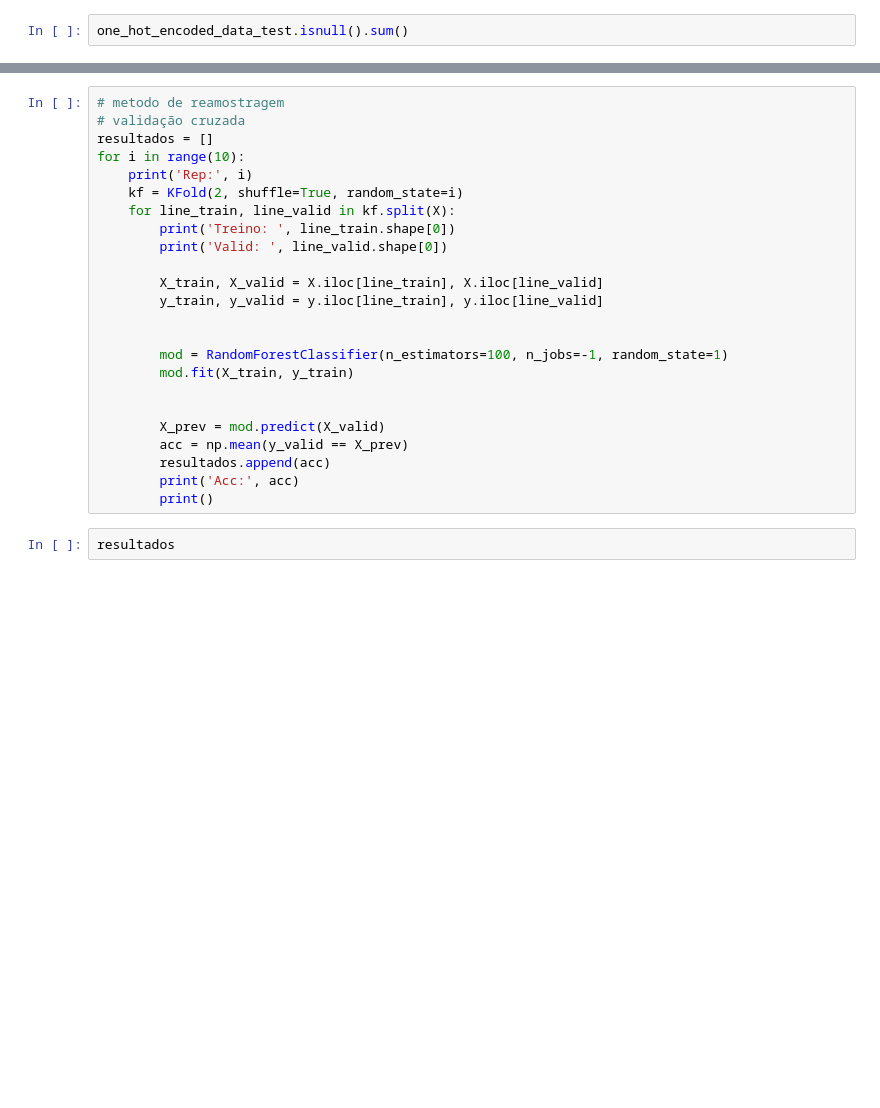
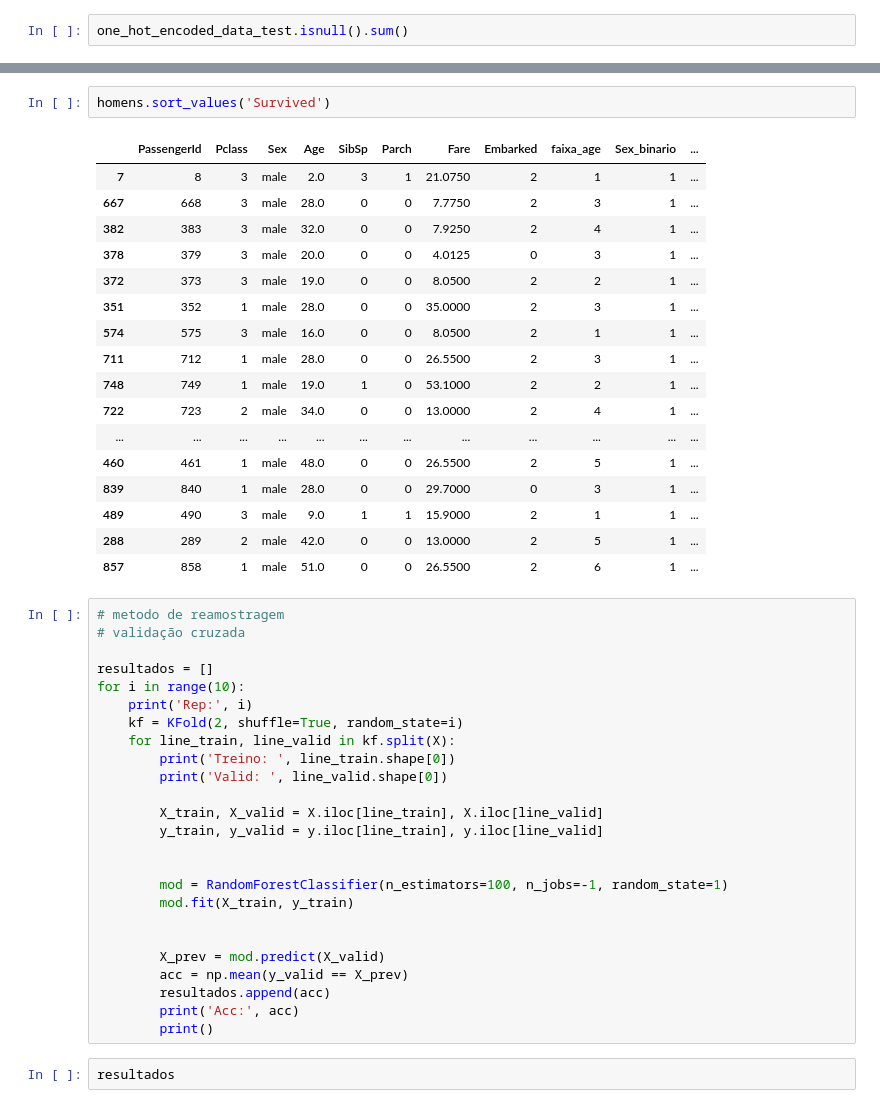
Before and after one commit to maylonleoncio/titanic, a Jupyter notebook: titanic_analysis.ipynb, the cells around one changed output, grey strips where cells are left out. Drawn from its saved outputs; the diff is of its cells as text; blank space fills up the shorter version.

```diff
--- a/titanic_analysis.ipynb
+++ b/titanic_analysis.ipynb
@@ -448,6 +668,27 @@ np.mean(y_valid == X_prev)
+# %%
+homens.sort_values('Survived')
+# %% [output]
+|  | PassengerId | Pclass | Sex | Age | SibSp | Parch | Fare | Embarked | faixa_age | Sex_binario | ... |
+| 7 | 8 | 3 | male | 2.0 | 3 | 1 | 21.0750 | 2 | 1 | 1 | ... |
+| 667 | 668 | 3 | male | 28.0 | 0 | 0 | 7.7750 | 2 | 3 | 1 | ... |
+| 382 | 383 | 3 | male | 32.0 | 0 | 0 | 7.9250 | 2 | 4 | 1 | ... |
+| 378 | 379 | 3 | male | 20.0 | 0 | 0 | 4.0125 | 0 | 3 | 1 | ... |
+| 372 | 373 | 3 | male | 19.0 | 0 | 0 | 8.0500 | 2 | 2 | 1 | ... |
+| 351 | 352 | 1 | male | 28.0 | 0 | 0 | 35.0000 | 2 | 3 | 1 | ... |
+| 574 | 575 | 3 | male | 16.0 | 0 | 0 | 8.0500 | 2 | 1 | 1 | ... |
+| 711 | 712 | 1 | male | 28.0 | 0 | 0 | 26.5500 | 2 | 3 | 1 | ... |
+| 748 | 749 | 1 | male | 19.0 | 1 | 0 | 53.1000 | 2 | 2 | 1 | ... |
+| 722 | 723 | 2 | male | 34.0 | 0 | 0 | 13.0000 | 2 | 4 | 1 | ... |
+| ... | ... | ... | ... | ... | ... | ... | ... | ... | ... | ... | ... |
+| 460 | 461 | 1 | male | 48.0 | 0 | 0 | 26.5500 | 2 | 5 | 1 | ... |
+| 839 | 840 | 1 | male | 28.0 | 0 | 0 | 29.7000 | 0 | 3 | 1 | ... |
+| 489 | 490 | 3 | male | 9.0 | 1 | 1 | 15.9000 | 2 | 1 | 1 | ... |
+| 288 | 289 | 2 | male | 42.0 | 0 | 0 | 13.0000 | 2 | 5 | 1 | ... |
+| 857 | 858 | 1 | male | 51.0 | 0 | 0 | 26.5500 | 2 | 6 | 1 | ... |
 # %%
 # metodo de reamostragem
 # validação cruzada
+
 resultados = []
 for i in range(10):
     print('Rep:', i)
```
Also changed, not shown: parts of 31 cells of this notebook, 2 other files.
